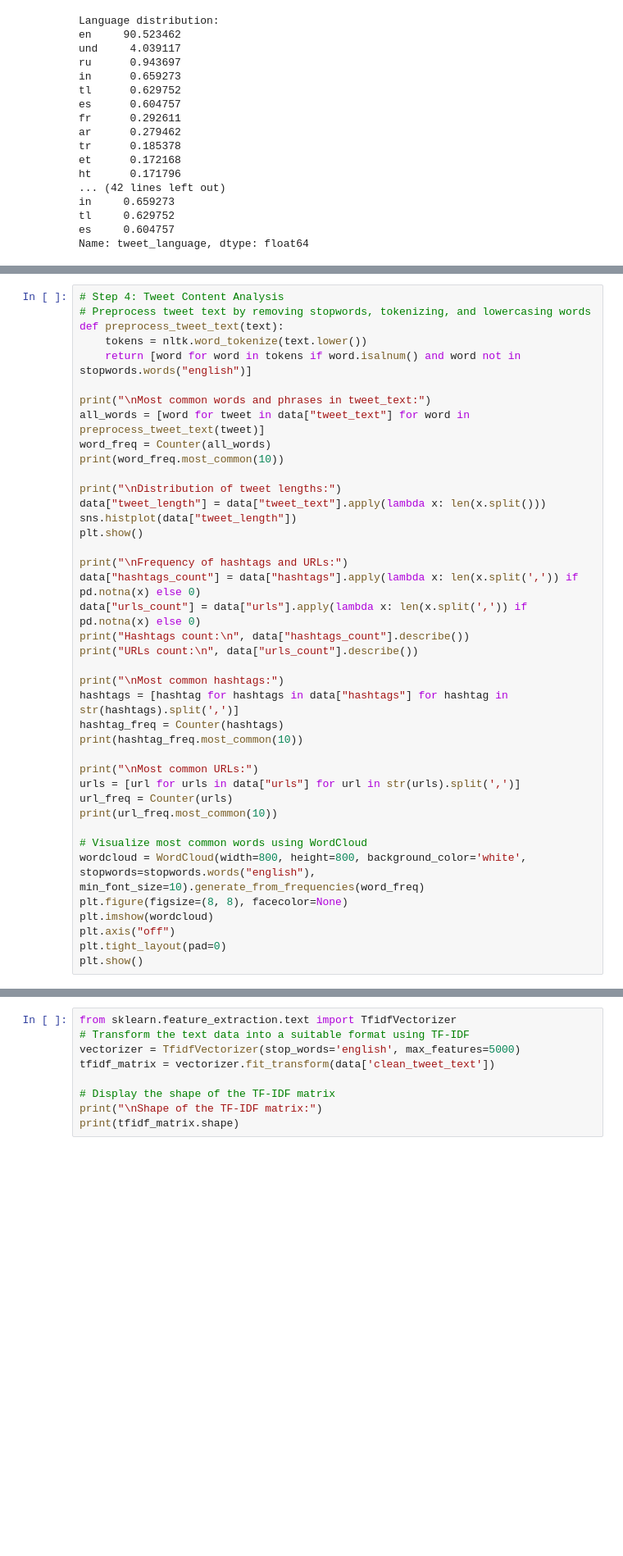
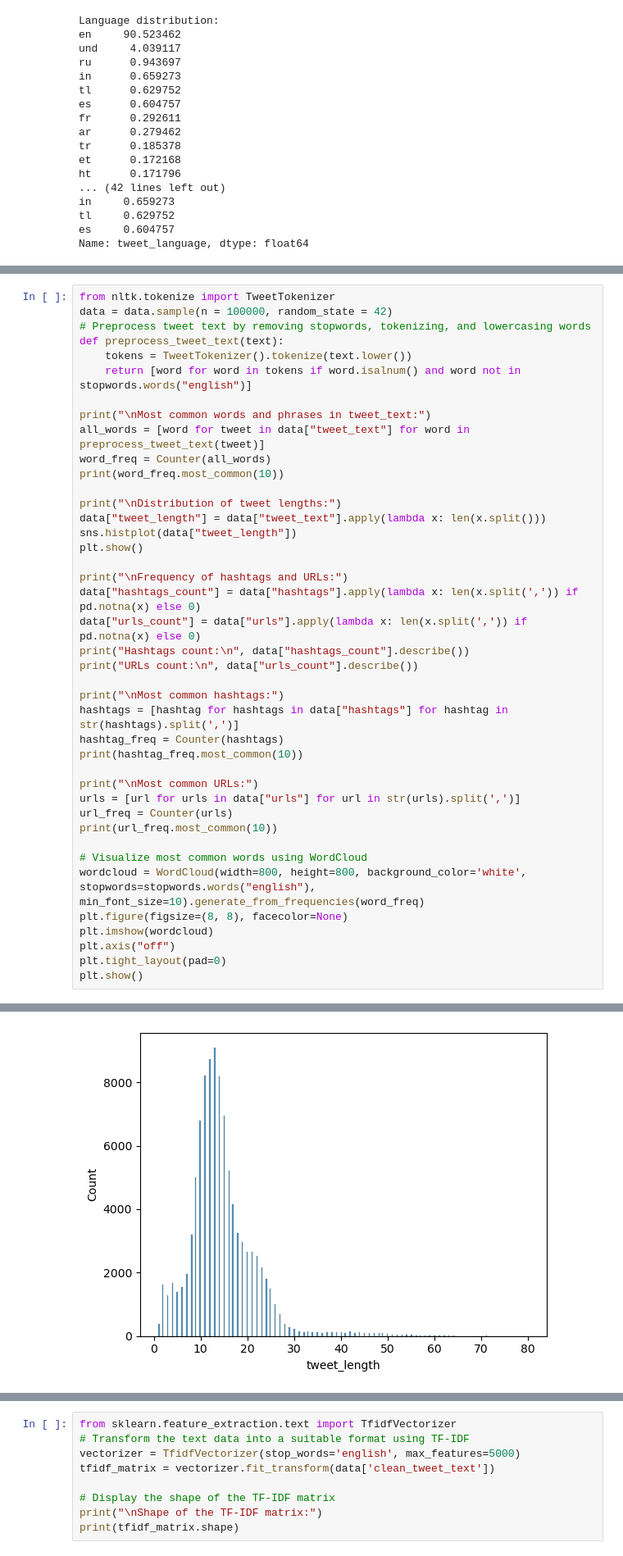
Before and after one commit to BrunoKreiner/ip6-twitter-disinformation, a Jupyter notebook: notebooks/005_unlabeled_data_eda.ipynb, the cells around one changed output, grey strips where cells are left out. Shown at 82% size. Cells and saved outputs as stored; diff of their text form; blank space fills up the shorter version.

```diff
--- a/notebooks/005_unlabeled_data_eda.ipynb
+++ b/notebooks/005_unlabeled_data_eda.ipynb
@@ -128,10 +127,11 @@ Name: user_reported_location, dtype: int64
 Distribution of account creation dates:
 [figure]
 # %%
-# Step 4: Tweet Content Analysis
+from nltk.tokenize import TweetTokenizer
+data = data.sample(n = 100000, random_state = 42)
 # Preprocess tweet text by removing stopwords, tokenizing, and lowercasing words
 def preprocess_tweet_text(text):
-    tokens = nltk.word_tokenize(text.lower())
+    tokens = TweetTokenizer().tokenize(text.lower())
     return [word for word in tokens if word.isalnum() and word not in stopwords.words("english")]
 
 print("\nMost common words and phrases in tweet_text:")
@@ -171,0 +175 @@ Most common words and phrases in tweet_text:
+[figure, added]
```
Also changed, not shown: parts of 3 cells of this notebook, 15 other files.
